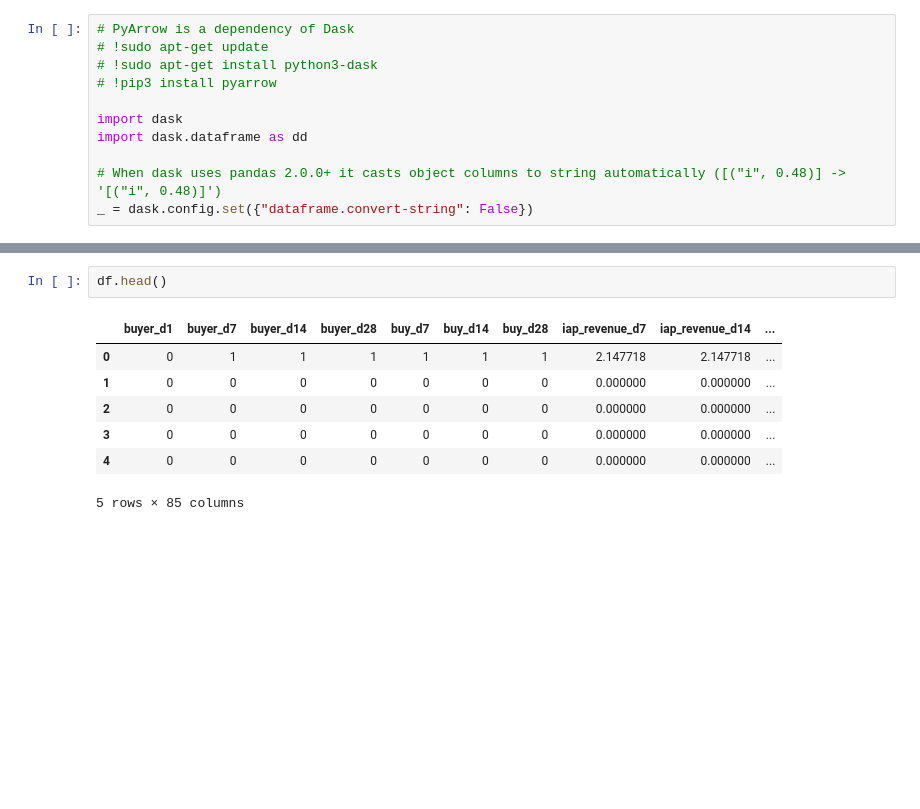
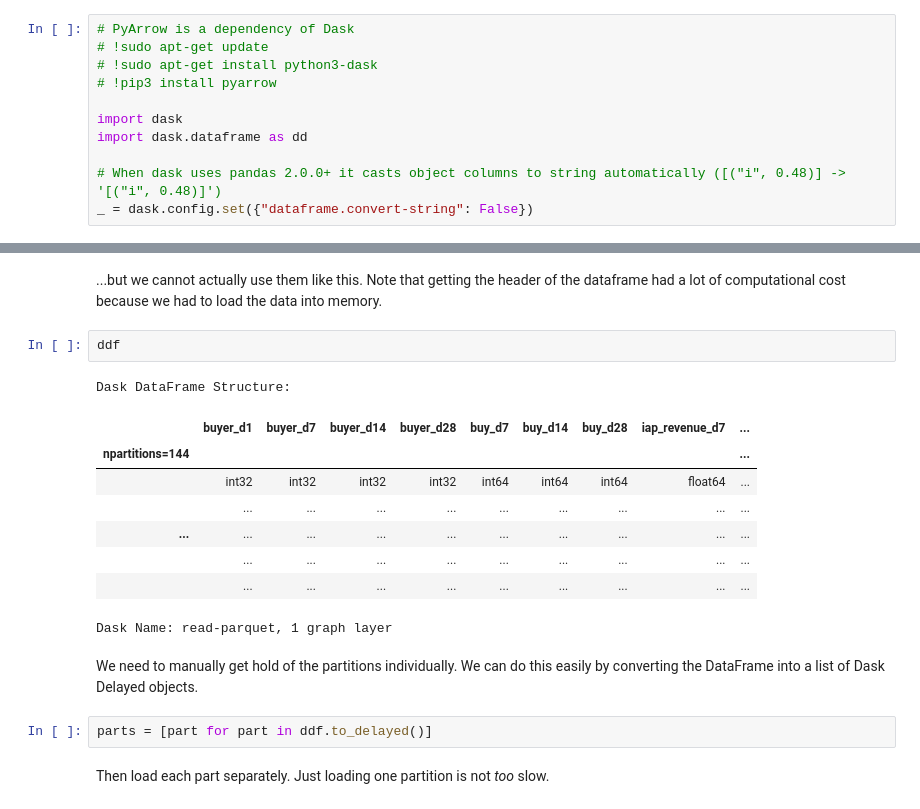
Before and after one commit to MartiGilComas/Datathon2025, a Jupyter notebook: dask-101.ipynb, the cells around one changed output, grey strips where cells are left out. Drawn from its saved outputs; the diff is of its cells as text; blank space fills up the shorter version.

```diff
--- a/dask-101.ipynb
+++ b/dask-101.ipynb
@@ -24,10 +36,20 @@ df = dd.read_parquet(
+# %% [markdown]
+...but we cannot actually use them like this. Note that getting the header of the dataframe had a lot of computational cost because we had to load the data into memory.
+# %%
+ddf
+# %% [output]
+Dask DataFrame Structure:
+|  | buyer_d1 | buyer_d7 | buyer_d14 | buyer_d28 | buy_d7 | buy_d14 | buy_d28 | iap_revenue_d7 | ... |
+| npartitions=144 |  |  |  |  |  |  |  |  | ... |
+|  | int32 | int32 | int32 | int32 | int64 | int64 | int64 | float64 | ... |
+|  | ... | ... | ... | ... | ... | ... | ... | ... | ... |
+| ... | ... | ... | ... | ... | ... | ... | ... | ... | ... |
+|  | ... | ... | ... | ... | ... | ... | ... | ... | ... |
+|  | ... | ... | ... | ... | ... | ... | ... | ... | ... |
+Dask Name: read-parquet, 1 graph layer
+# %% [markdown]
+We need to manually get hold of the partitions individually. We can do this easily by converting the DataFrame into a list of Dask Delayed objects.
 # %%
-df.head()
+parts = [part for part in ddf.to_delayed()]
-# %% [output]
-|  | buyer_d1 | buyer_d7 | buyer_d14 | buyer_d28 | buy_d7 | buy_d14 | buy_d28 | iap_revenue_d7 | iap_revenue_d14 | ... |
-| 0 | 0 | 1 | 1 | 1 | 1 | 1 | 1 | 2.147718 | 2.147718 | ... |
-| 1 | 0 | 0 | 0 | 0 | 0 | 0 | 0 | 0.000000 | 0.000000 | ... |
-| 2 | 0 | 0 | 0 | 0 | 0 | 0 | 0 | 0.000000 | 0.000000 | ... |
-| 3 | 0 | 0 | 0 | 0 | 0 | 0 | 0 | 0.000000 | 0.000000 | ... |
-| 4 | 0 | 0 | 0 | 0 | 0 | 0 | 0 | 0.000000 | 0.000000 | ... |
-5 rows × 85 columns
+# %% [markdown]
+Then load each part separately. Just loading one partition is not _too_ slow.
```
Also changed, not shown: parts of 16 cells of this notebook.
